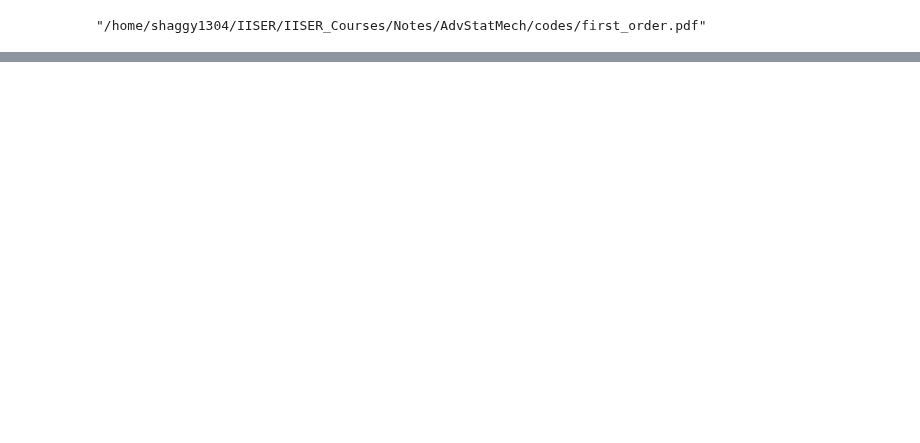
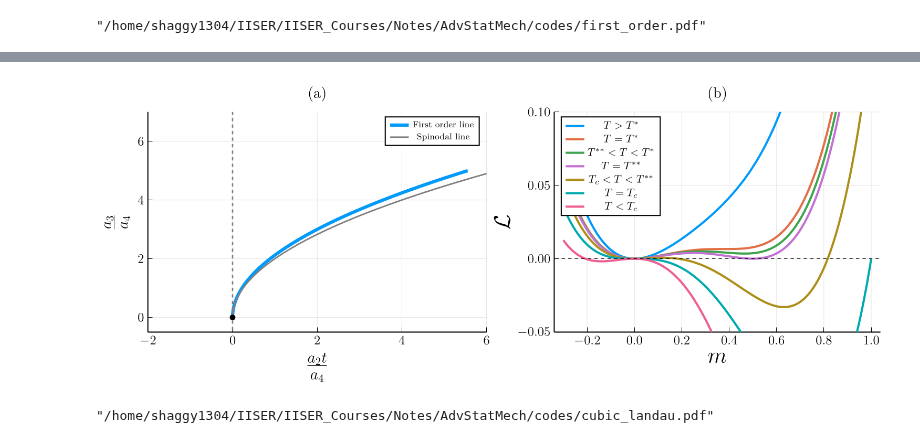
Before and after one commit to LoneWolf1304/Notes, a Jupyter notebook: AdvStatMech/codes/lec11.ipynb, the cells around one changed output, grey strips where cells are left out. Saved outputs shown, nothing was run; the diff lists cells and outputs as text; code cells hidden in the pictures; blank space fills up the shorter version.

```diff
--- a/AdvStatMech/codes/lec11.ipynb
+++ b/AdvStatMech/codes/lec11.ipynb
@@ -33,3 +36,35 @@ hline!([0], c="black", ls=:dash, lw=0.4, label="", left_margin=5Plots.mm)
 savefig("first_order.pdf")
 # %% [output]
 "/home/shaggy1304/IISER/IISER_Courses/Notes/AdvStatMech/codes/first_order.pdf"
+# %%
+using Plots
+
+# Define range for b/c
+bc = LinRange(-5, 5, 400)
+
+# First-order line: a/c = (3/16)*(b/c)^2  for b<0
+ac_first = (2/9) .* bc.^2
+ac_spin = (1/4 ).* bc.^2
+# Plot
+plot()
+
+# Second-order line (a=0 for b>0)
+# plot!([0,0], [0,5], lw=3, label="Second order (a=0)")
+
+# First-order line (only for b<0)
+mask = bc .> 0
+plot!(ac_first[mask], bc[mask], lw=3, label="First order line")
+plot!(ac_spin[mask], bc[mask], label="Spinodal line", lw=1.4, c="grey")
+vline!([0], label="", c="grey", ls=:dash, lw=1.3)
+# Axes labels
+ylabel!(L"\frac{a_3}{a_4}")
+xlabel!(L"\frac{a_2t}{a_4}")
+
+# Limits similar to textbook
+xlims!(-2,6)
+ylims!(-0.5,7)
+
+# Mark tricritical point
+scatter!([0],[0], markersize=3, label="", c="black", legend=:topright, guidefontsize=20)
+
+p2= plot!(size=(400,400), title="(a)", tickfontsize=12)
@@ -35,0 +73,8 @@ savefig("first_order.pdf")
+# %%
+plot(p2, p1, size=(1000,350), tickfontsize=12)
+# %% [output]
+[figure, added]
+# %%
+savefig("cubic_landau.pdf")
+# %% [output]
+"/home/shaggy1304/IISER/IISER_Courses/Notes/AdvStatMech/codes/cubic_landau.pdf"
```
Also changed, not shown: parts of 7 cells of this notebook, 9 other files.
